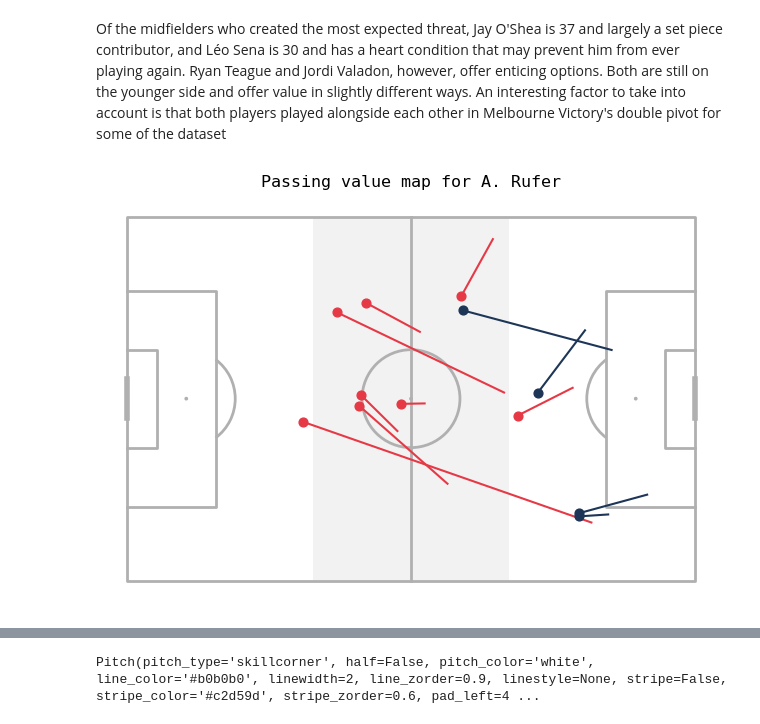
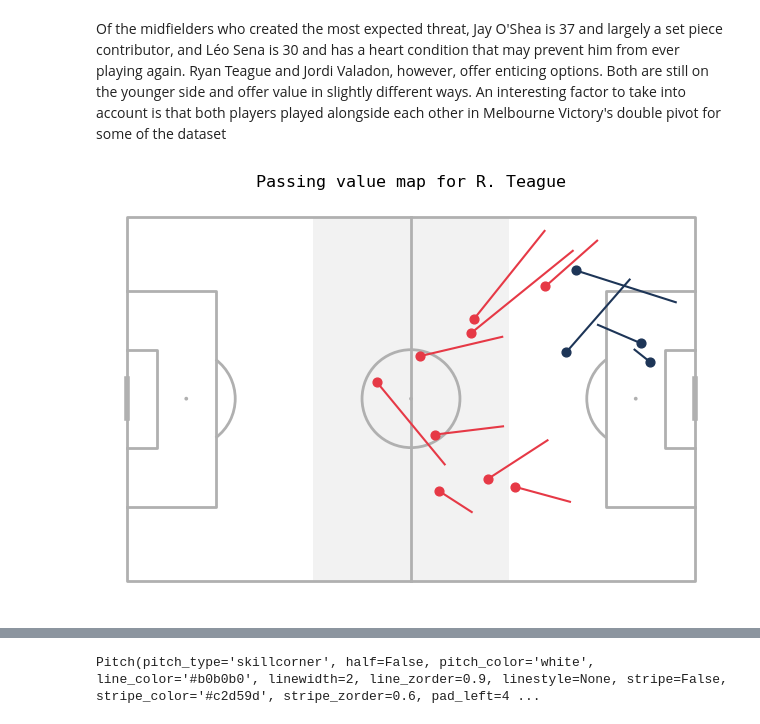
Before and after one commit to nkrackeler30/NextSteps, a Jupyter notebook: Data/ASIProj.ipynb, the cells around one changed output, grey strips where cells are left out. Saved outputs shown, nothing was run; the diff lists cells and outputs as text; code cells hidden in the pictures.

```diff
--- a/Data/ASIProj.ipynb
+++ b/Data/ASIProj.ipynb
@@ -1091,9 +1105,9 @@ summary
 # %% [markdown]
 Of the midfielders who created the most expected threat, Jay O'Shea is 37 and largely a set piece contributor, and Léo Sena is 30 and has a heart condition that may prevent him from ever playing again. Ryan Teague and Jordi Valadon, however, offer enticing options. Both are still on the younger side and offer value in slightly different ways. An interesting factor to take into account is that both players played alongside each other in Melbourne Victory's double pivot for some of the dataset
 # %%
-map = ASIProjViz(df).get_passing_value_map(51015)
+map = ASIProjViz(df).get_passing_value_map(157294)
 # %% [output]
-[figure, old version]
+[figure, new version]
 # %%
 map = ASIProjViz(df).get_passing_value_scatter()
 map
```
Also changed, not shown: parts of 6 cells of this notebook, 2 other files.
